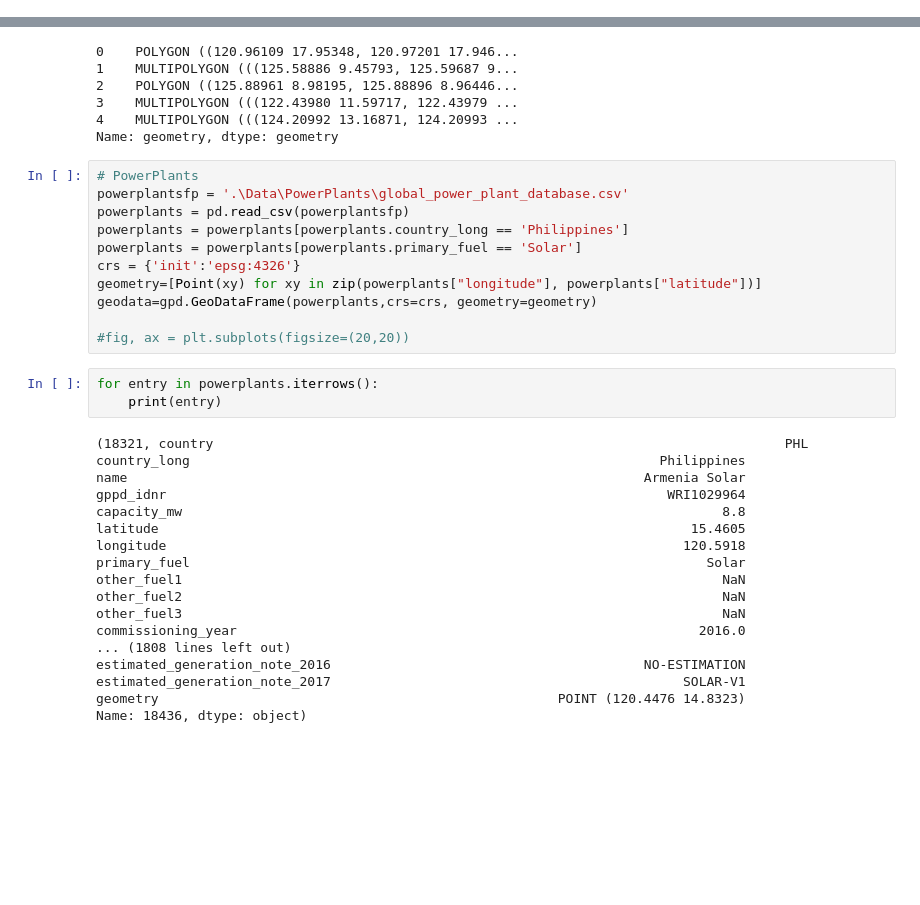
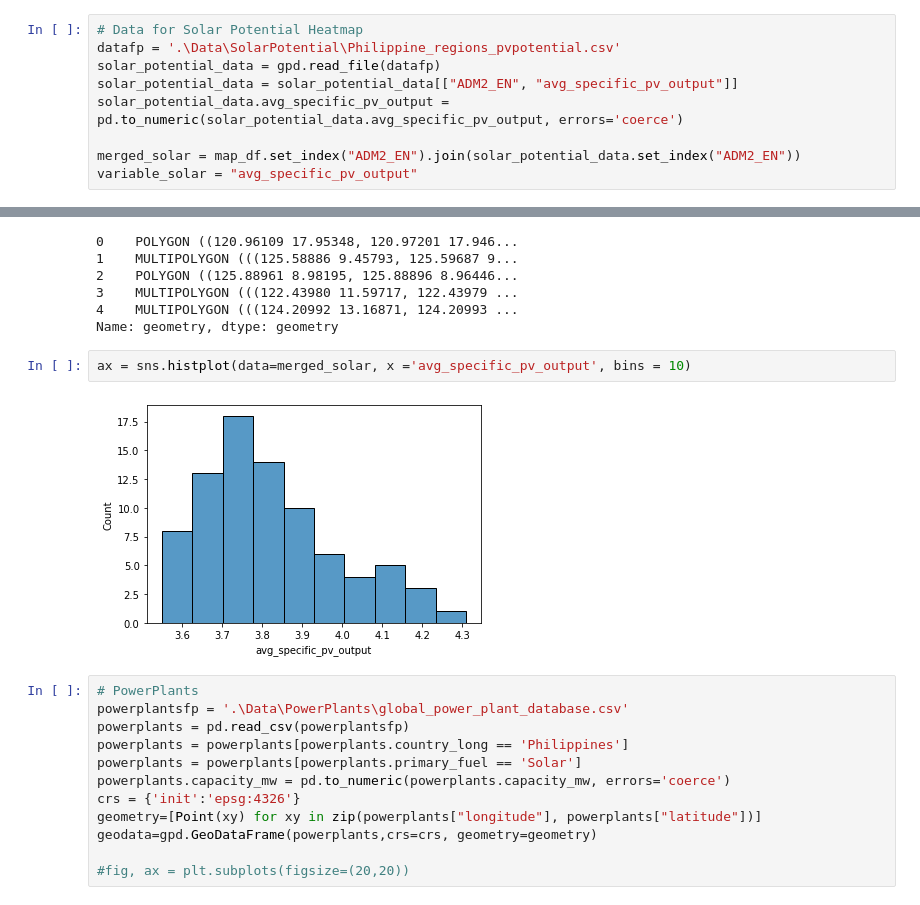
Before and after one commit to RaynorChavez/Solar-Wind-Energy-Analysis-Philippines, a Jupyter notebook: test.ipynb, the cells around one changed output, grey strips where cells are left out. Cells and saved outputs as stored; diff of their text form; blank space fills up the shorter version.

```diff
--- a/test.ipynb
+++ b/test.ipynb
@@ -25,6 +26,15 @@ map_df.columns
 85    0.439807
 86    0.223408
 Name: Shape_Area, Length: 87, dtype: float64
+# %%
+# Data for Solar Potential Heatmap
+datafp = '.\Data\SolarPotential\Philippine_regions_pvpotential.csv'
+solar_potential_data = gpd.read_file(datafp)
+solar_potential_data = solar_potential_data[["ADM2_EN", "avg_specific_pv_output"]]
+solar_potential_data.avg_specific_pv_output = pd.to_numeric(solar_potential_data.avg_specific_pv_output, errors='coerce')
+
+merged_solar = map_df.set_index("ADM2_EN").join(solar_potential_data.set_index("ADM2_EN"))
+variable_solar = "avg_specific_pv_output"
 # %%
 map_df.geometry.head()
 # %% [output]
@@ -34,35 +44,19 @@ map_df.geometry.head()
 3    MULTIPOLYGON (((122.43980 11.59717, 122.43979 ...
 4    MULTIPOLYGON (((124.20992 13.16871, 124.20993 ...
 Name: geometry, dtype: geometry
+# %%
+ax = sns.histplot(data=merged_solar, x ='avg_specific_pv_output', bins = 10)
+# %% [output]
+[figure, added]
 # %%
 # PowerPlants
 powerplantsfp = '.\Data\PowerPlants\global_power_plant_database.csv'
 powerplants = pd.read_csv(powerplantsfp)
 powerplants = powerplants[powerplants.country_long == 'Philippines']
 powerplants = powerplants[powerplants.primary_fuel == 'Solar']
+powerplants.capacity_mw = pd.to_numeric(powerplants.capacity_mw, errors='coerce')
 crs = {'init':'epsg:4326'}
 geometry=[Point(xy) for xy in zip(powerplants["longitude"], powerplants["latitude"])]
 geodata=gpd.GeoDataFrame(powerplants,crs=crs, geometry=geometry)
 
 #fig, ax = plt.subplots(figsize=(20,20))
-# %%
-for entry in powerplants.iterrows():
-    print(entry)
-# %% [output]
-(18321, country                                                                         PHL
-country_long                                                            Philippines
-name                                                                  Armenia Solar
-gppd_idnr                                                                WRI1029964
-capacity_mw                                                                     8.8
-latitude                                                                    15.4605
-longitude                                                                  120.5918
-primary_fuel                                                                  Solar
-other_fuel1                                                                     NaN
-other_fuel2                                                                     NaN
-other_fuel3                                                                     NaN
-commissioning_year                                                           2016.0
-... (1808 lines left out)
-estimated_generation_note_2016                                        NO-ESTIMATION
-estimated_generation_note_2017                                             SOLAR-V1
-geometry                                                   POINT (120.4476 14.8323)
-Name: 18436, dtype: object)
```
Also changed, not shown: parts of 12 cells of this notebook, 1 other file.
